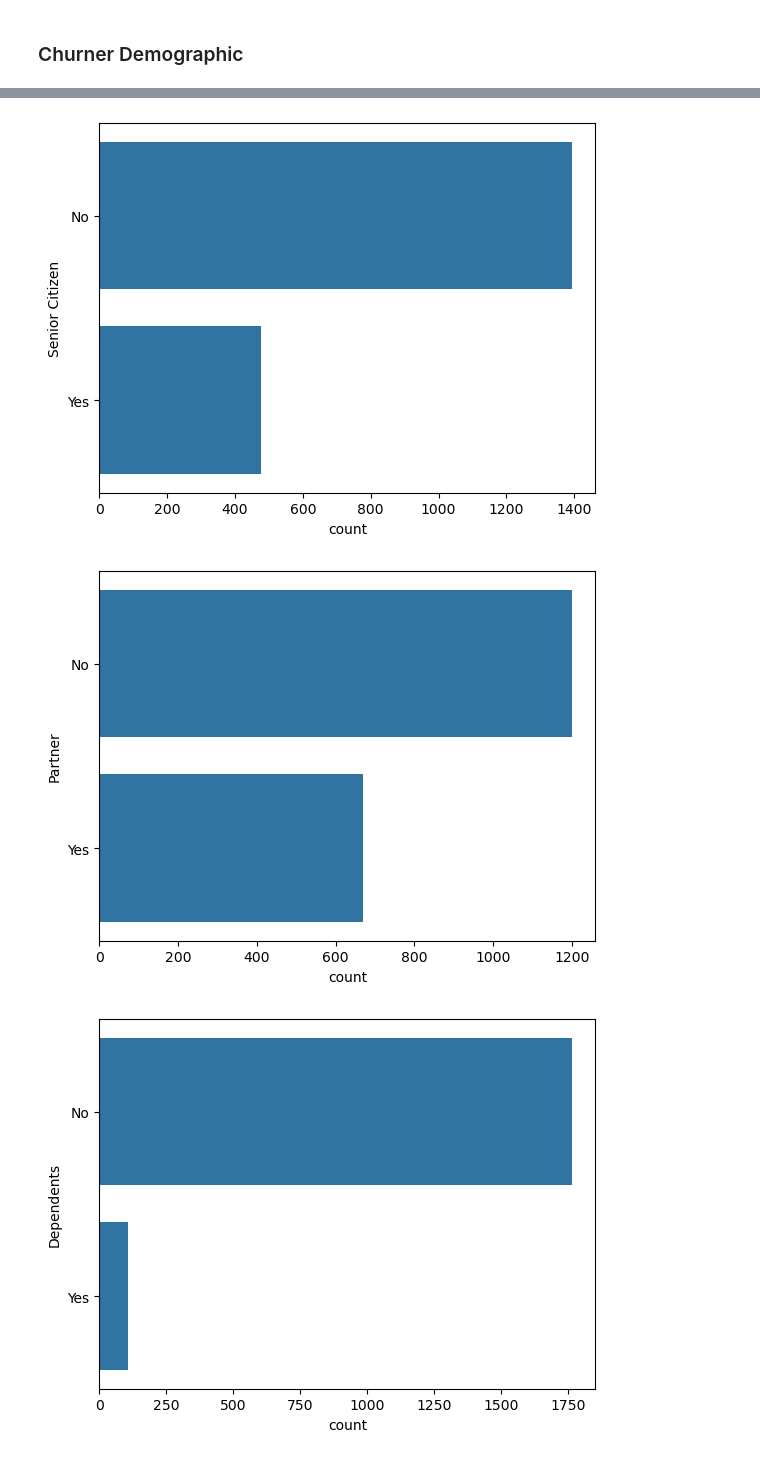
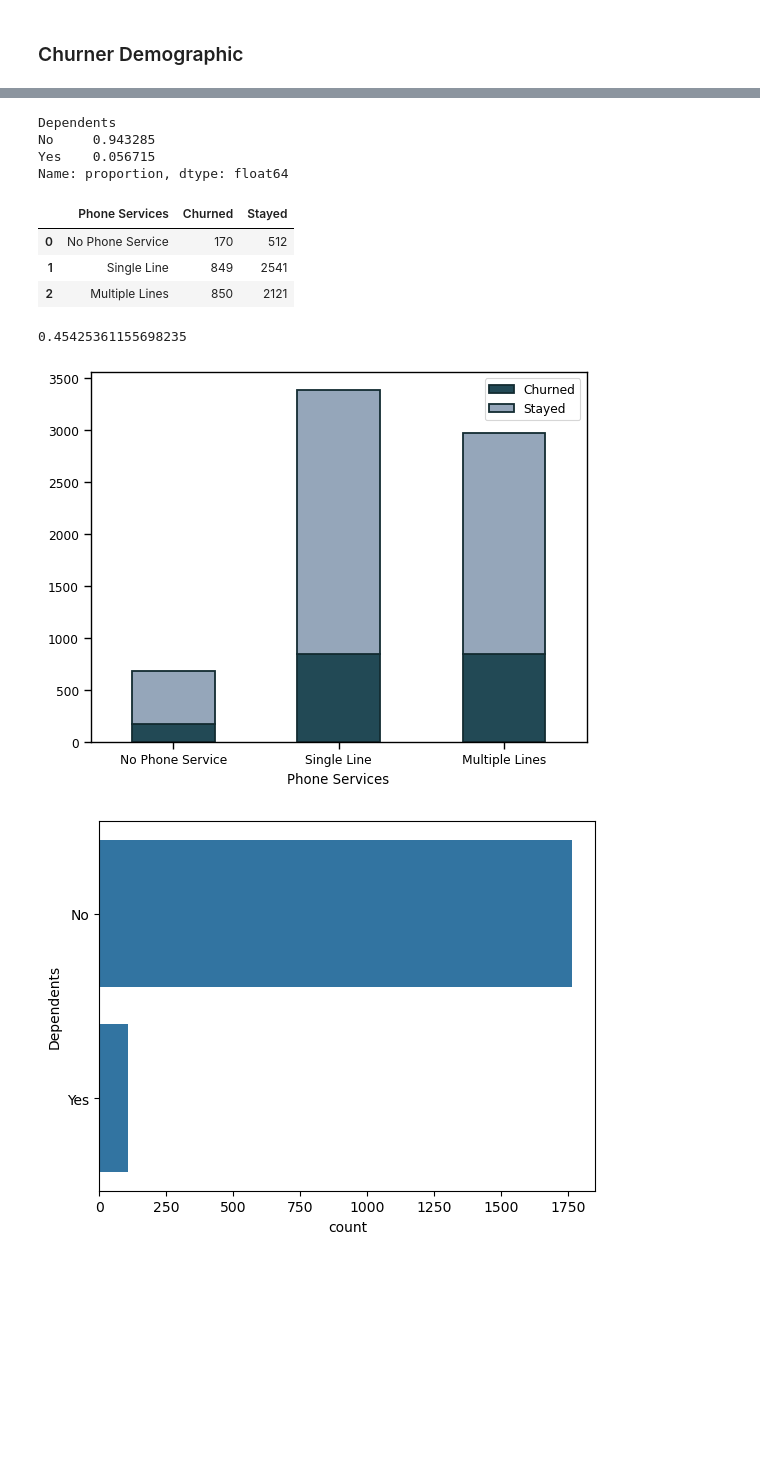
Before and after one commit to Aurelius-Blackwell/Customer_retention_analysis, a Jupyter notebook: Archie_Workbook.ipynb, the cells around one changed output, grey strips where cells are left out. Cells and saved outputs as stored; diff of their text form; code cells hidden in the pictures; blank space fills up the shorter version.

```diff
--- a/Archie_Workbook.ipynb
+++ b/Archie_Workbook.ipynb
@@ -85,4 +85,4 @@ swan[swan['Total Charges'] == ' ']['Tenure Months']
 6840    0
 Name: Tenure Months, dtype: int64
 # %%
-swan['Total Charges'].replace(' ', 0, inplace=True)
+swan['Total Charges'] = swan['Total Charges'].replace({' ':0})
@@ -152,13 +182,45 @@ plt.show()
 # %%
-sns.countplot(swan[swan['Churn Value']==1]['Senior Citizen'])
-plt.show()
+swan[swan['Churn Value']==1]['Dependents'].value_counts(normalize=True)
 # %% [output]
-[figure, removed]
+Dependents
+No     0.943285
+Yes    0.056715
+Name: proportion, dtype: float64
+# %%
+phone_df = pd.DataFrame({'Phone Services':['No Phone Service','Single Line','Multiple Lines'],
+                         'Churned':[len(swan[(swan['Multiple Lines']=='No phone service')&(swan['Churn Value']==1)]),
+                                     len(swan[(swan['Multiple Lines']=='No')&(swan['Churn Value']==1)]),
+                                     len(swan[(swan['Multiple Lines']=='Yes')&(swan['Churn Value']==1)])],
+                         'Stayed':[len(swan[(swan['Multiple Lines']=='No phone service')&(swan['Churn Value']==0)]),
+                                     len(swan[(swan['Multiple Lines']=='No')&(swan['Churn Value']==0)]),
+                                     len(swan[(swan['Multiple Lines']=='Yes')&(swan['Churn Value']==0)])]})
+phone_df
+# %% [output]
+|  | Phone Services | Churned | Stayed |
+| 0 | No Phone Service | 170 | 512 |
+| 1 | Single Line | 849 | 2541 |
+| 2 | Multiple Lines | 850 | 2121 |
+# %%
+849/(170+849+850)
+# %% [output]
+0.45425361155698235
 # %%
-sns.countplot(swan[swan['Churn Value']==1]['Partner'])
-plt.show()
+colors = ['#224955','#95A6BA']
+edges = ['#132C31']
+
+sns.set_context('paper')
+
+phone_df.set_index('Phone Services').plot(kind='bar',
+                                    stacked=True,
+                                    color=colors,
+                                    linewidth=1.3,
+                                    edgecolor = edges)
+
+plt.xticks(rotation=0)
+
+plt.savefig('Phone_Services.jpg')
 # %% [output]
-[figure, old version]
+[figure, new version]
 # %%
 sns.countplot(swan[swan['Churn Value']==1]['Dependents'])
 plt.show()
```
Also changed, not shown: parts of 6 cells of this notebook.
